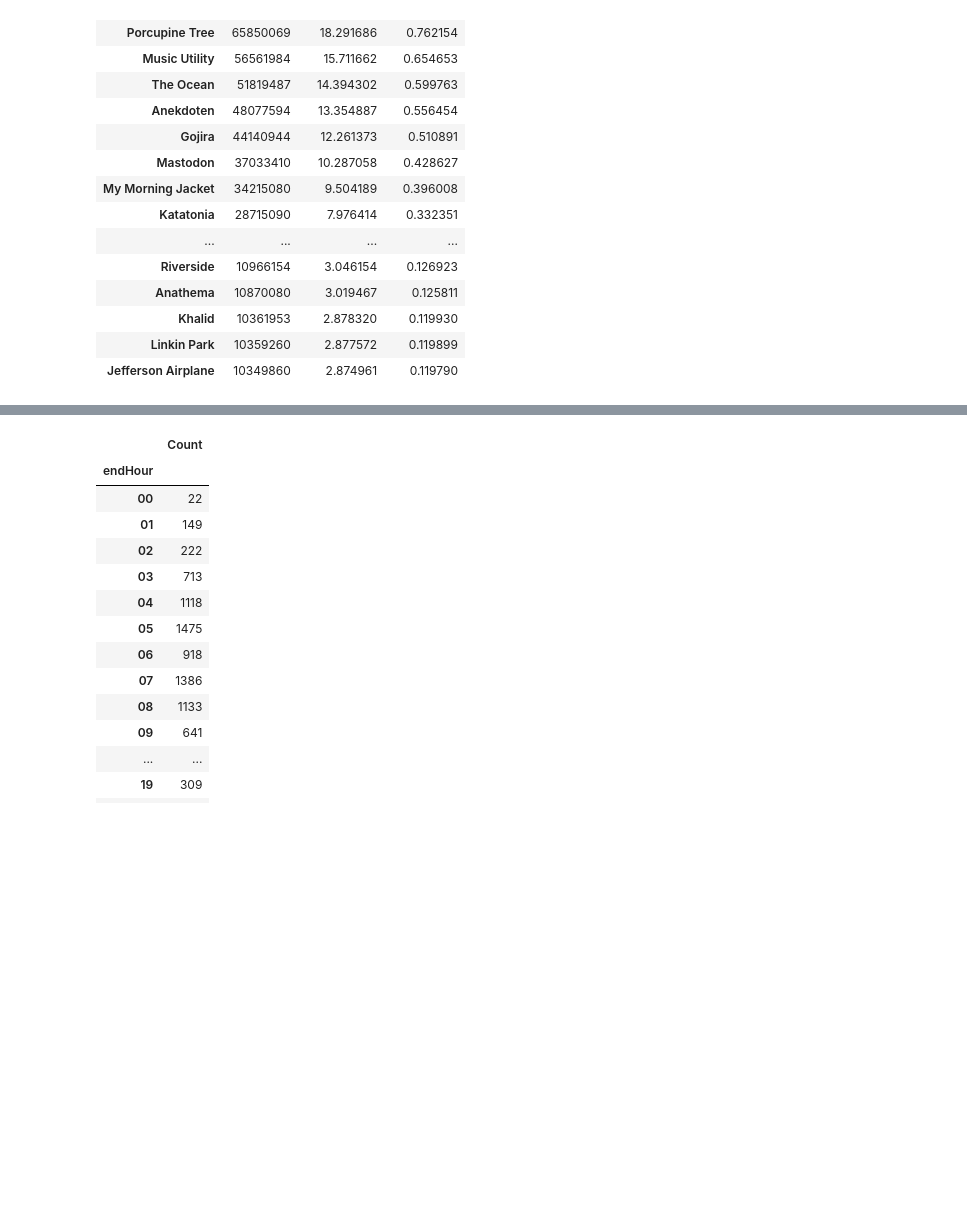
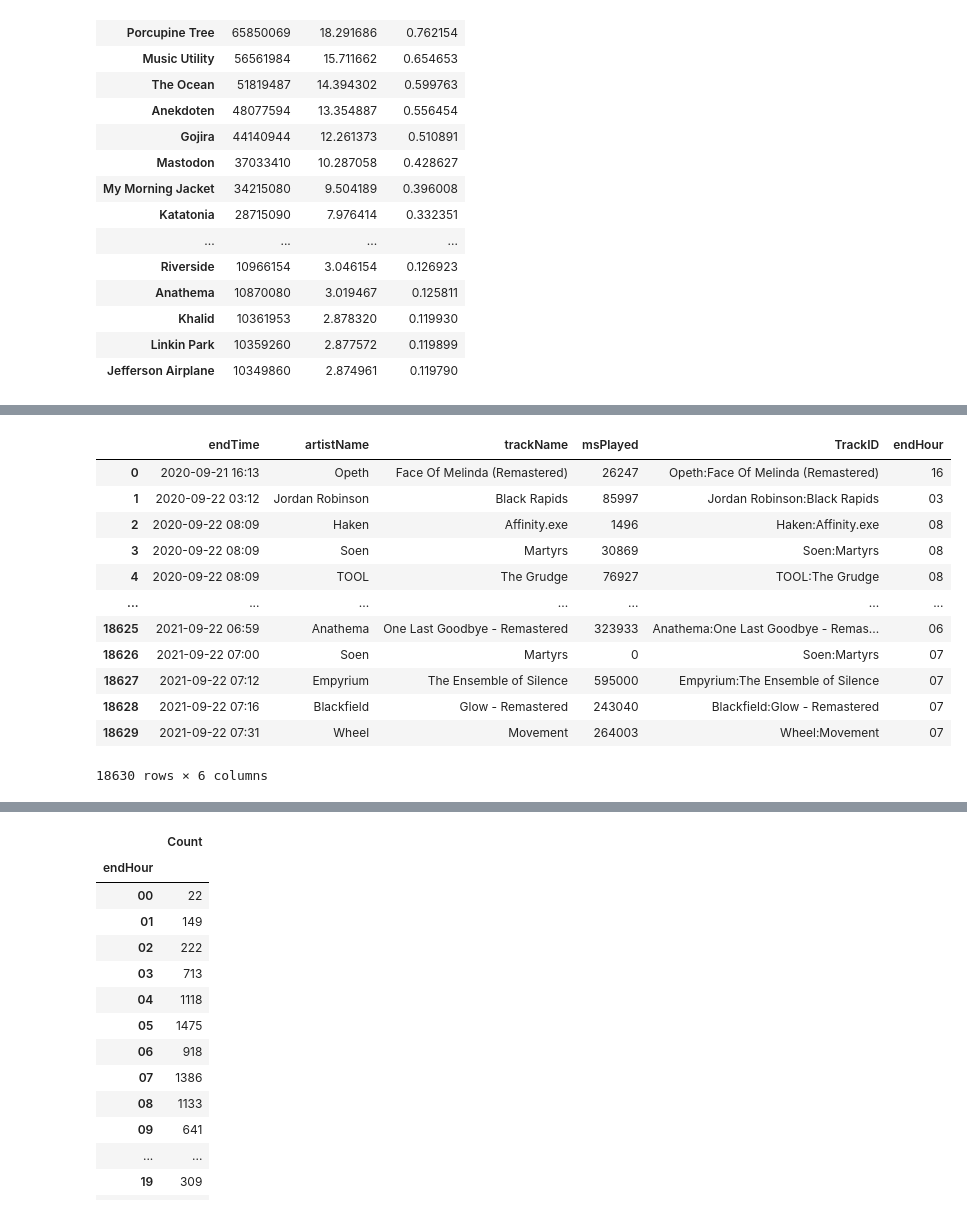
Before and after one commit to RohithOfRivia/Kaggle, a Jupyter notebook: Spotify graphs.ipynb, the cells around one changed output, grey strips where cells are left out. Drawn from its saved outputs; the diff is of its cells as text; code cells hidden in the pictures; blank space fills up the shorter version.

```diff
--- a/Spotify graphs.ipynb
+++ b/Spotify graphs.ipynb
@@ -76,3 +65,19 @@ df['TrackID'] = df['artistName'] + ':' + df['trackName']
+# %%
+df
+# %% [output]
+|  | endTime | artistName | trackName | msPlayed | TrackID | endHour |
+| 0 | 2020-09-21 16:13 | Opeth | Face Of Melinda (Remastered) | 26247 | Opeth:Face Of Melinda (Remastered) | 16 |
+| 1 | 2020-09-22 03:12 | Jordan Robinson | Black Rapids | 85997 | Jordan Robinson:Black Rapids | 03 |
+| 2 | 2020-09-22 08:09 | Haken | Affinity.exe | 1496 | Haken:Affinity.exe | 08 |
+| 3 | 2020-09-22 08:09 | Soen | Martyrs | 30869 | Soen:Martyrs | 08 |
+| 4 | 2020-09-22 08:09 | TOOL | The Grudge | 76927 | TOOL:The Grudge | 08 |
+| ... | ... | ... | ... | ... | ... | ... |
+| 18625 | 2021-09-22 06:59 | Anathema | One Last Goodbye - Remastered | 323933 | Anathema:One Last Goodbye - Remas... | 06 |
+| 18626 | 2021-09-22 07:00 | Soen | Martyrs | 0 | Soen:Martyrs | 07 |
+| 18627 | 2021-09-22 07:12 | Empyrium | The Ensemble of Silence | 595000 | Empyrium:The Ensemble of Silence | 07 |
+| 18628 | 2021-09-22 07:16 | Blackfield | Glow - Remastered | 243040 | Blackfield:Glow - Remastered | 07 |
+| 18629 | 2021-09-22 07:31 | Wheel | Movement | 264003 | Wheel:Movement | 07 |
+18630 rows × 6 columns
 # %%
 # artists = [artist for artist, df in top100.groupby('artistName').sort_values("msPlayed", ascending=False)]
 # %%
```
Also changed, not shown: parts of 12 cells of this notebook.
